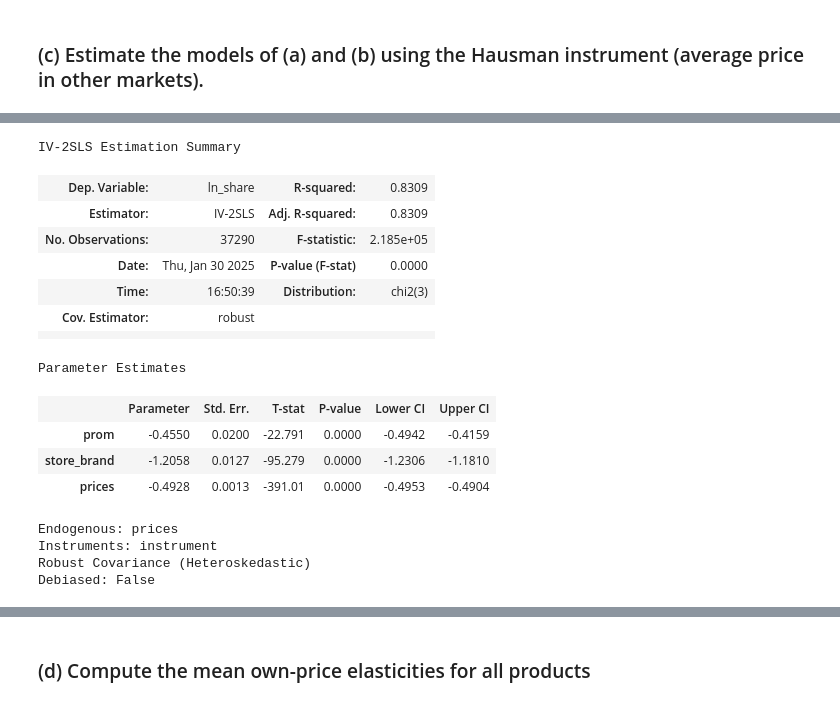
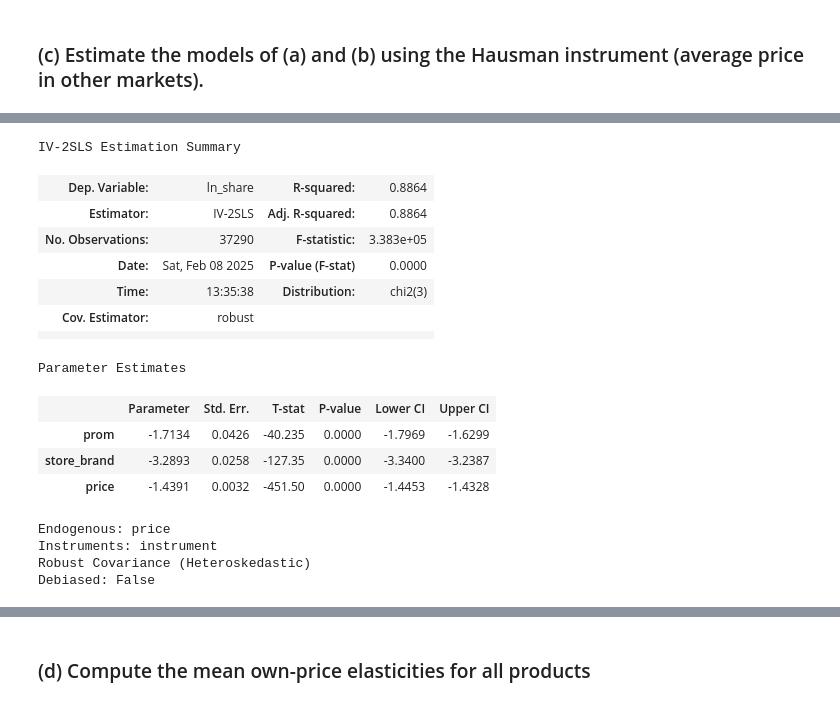
Before and after one commit to michaela-philip/junk-drawer, a Jupyter notebook: cba/ps1.ipynb, the cells around one changed output, grey strips where cells are left out. Saved outputs shown, nothing was run; the diff lists cells and outputs as text; code cells hidden in the pictures.

```diff
--- a/cba/ps1.ipynb
+++ b/cba/ps1.ipynb
@@ -102,4 +98,3 @@ otc['outside_share'] = otc['outside_share'].clip(lower=1e-6)
 # %%
 #create dependent variable: ln(share - outside_share)
-otc['shares'] = otc['share'] - otc['outside_share']
-otc['ln_share'] = np.log(otc['shares'])
+otc['ln_share'] = np.log(otc['share']) - np.log(otc['outside_share'])
@@ -164,16 +164,17 @@ Notes:
 # %% [markdown]
 ### (c) Estimate the models of (a) and (b) using the Hausman instrument (average price in other markets).
-# %%
-#create the Hausman instrument
-def get_instruments(df):
-    avg_prices = df.groupby(['store', 'week', 'product'])['prices'].mean().reset_index()
-
-    def calculate_instrument(row):
-        mask = (avg_prices['week'] == row['week']) & (avg_prices['product'] == row['product']) & (avg_prices['store'] != row['store'])
-        return avg_prices.loc[mask, 'prices'].mean()
-
-    df['instrument'] = df.apply(calculate_instrument, axis=1)
-
-    return df
-
-otc_iv = get_instruments(otc)
+# %%
+def get_instruments(df):
+    # Compute average prices per store, week, and product
+    avg_prices = df.groupby(['store', 'week', 'product'])['price'].mean().reset_index()
+
+    # Merge to bring average prices into the original dataframe
+    df = df.merge(avg_prices, on=['store', 'week', 'product'], suffixes=('', '_avg'))
+
+    # Compute instrument: average price across stores excluding the current store
+    df['instrument'] = df.groupby(['week', 'product'])['price_avg'].transform(lambda x: (x.sum() - x) / (x.count() - 1))
+
+    return df.drop(columns=['price_avg'])
+
+otc = get_instruments(otc)
+otc
@@ -180,26 +195,23 @@ otc_iv = get_instruments(otc)
 # %%
-#model a
-dependent = otc['ln_share']
-endog = otc['prices']
-exog = otc[['prom', 'store_brand']]
-instrument = otc['instrument']
-logit_model = IV2SLS(dependent, exog, endog, instrument).fit()
-logit_model.summary
+# model a
+formula = ('ln_share ~ prom + store_brand + [price ~ instrument]')
+logit_modela = IV2SLS.from_formula(formula, otc).fit()
+logit_modela.summary
 # %% [output]
 IV-2SLS Estimation Summary
-| Dep. Variable: | ln_share | R-squared: | 0.8309 |
-| Estimator: | IV-2SLS | Adj. R-squared: | 0.8309 |
-| No. Observations: | 37290 | F-statistic: | 2.185e+05 |
-| Date: | Thu, Jan 30 2025 | P-value (F-stat) | 0.0000 |
-| Time: | 16:50:39 | Distribution: | chi2(3) |
+| Dep. Variable: | ln_share | R-squared: | 0.8864 |
+| Estimator: | IV-2SLS | Adj. R-squared: | 0.8864 |
+| No. Observations: | 37290 | F-statistic: | 3.383e+05 |
+| Date: | Sat, Feb 08 2025 | P-value (F-stat) | 0.0000 |
+| Time: | 13:35:38 | Distribution: | chi2(3) |
 | Cov. Estimator: | robust |  |  |
 |  |  |  |  |
 Parameter Estimates
 |  | Parameter | Std. Err. | T-stat | P-value | Lower CI | Upper CI |
-| prom | -0.4550 | 0.0200 | -22.791 | 0.0000 | -0.4942 | -0.4159 |
-| store_brand | -1.2058 | 0.0127 | -95.279 | 0.0000 | -1.2306 | -1.1810 |
-| prices | -0.4928 | 0.0013 | -391.01 | 0.0000 | -0.4953 | -0.4904 |
+| prom | -1.7134 | 0.0426 | -40.235 | 0.0000 | -1.7969 | -1.6299 |
+| store_brand | -3.2893 | 0.0258 | -127.35 | 0.0000 | -3.3400 | -3.2387 |
+| price | -1.4391 | 0.0032 | -451.50 | 0.0000 | -1.4453 | -1.4328 |
-Endogenous: prices
+Endogenous: price
 Instruments: instrument
 Robust Covariance (Heteroskedastic)
 Debiased: False
```
Also changed, not shown: parts of 17 cells of this notebook.
